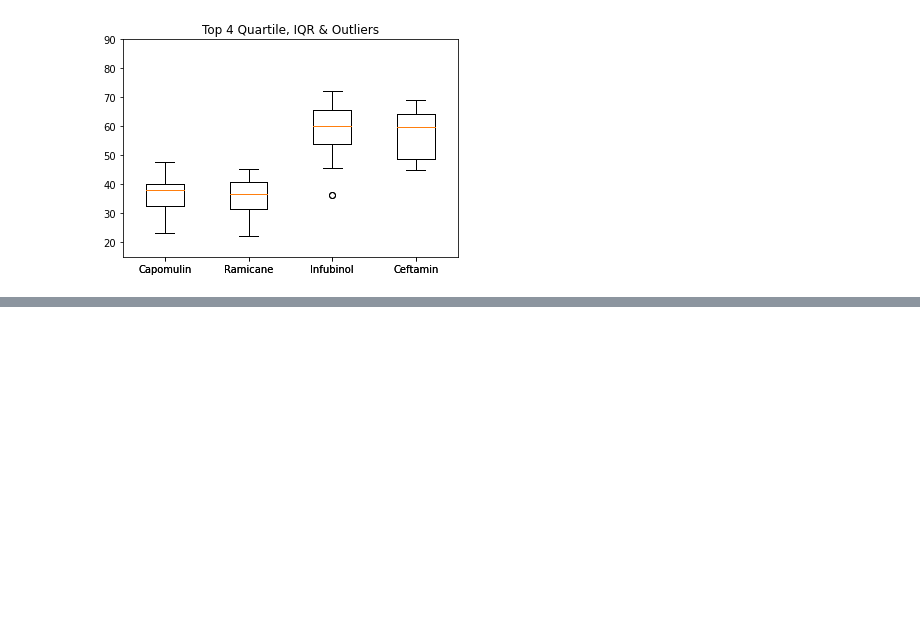
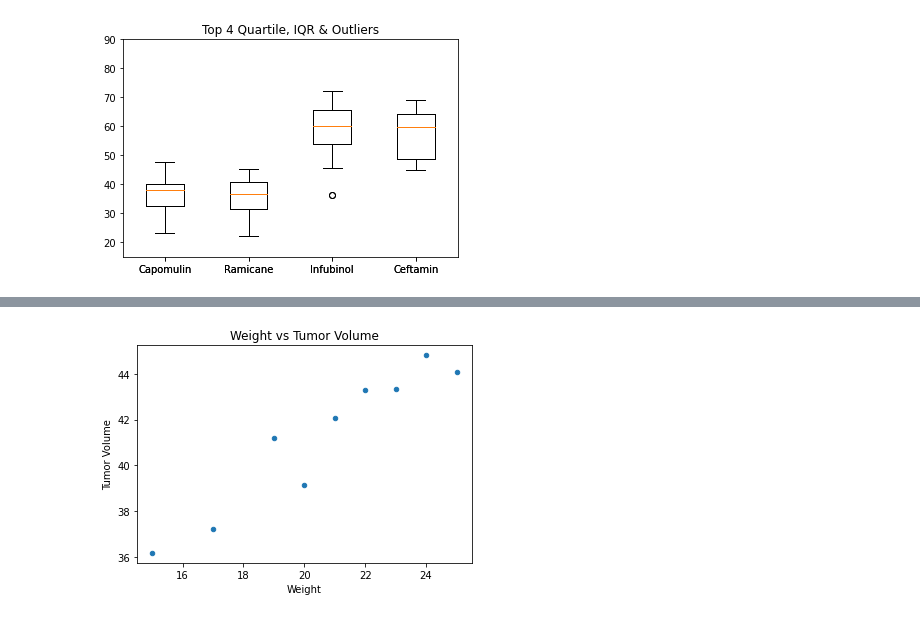
Before and after one commit to sambarton10/matplotlib-challenge, a Jupyter notebook: pharma_study.ipynb, the cells around one changed output, grey strips where cells are left out. Saved outputs shown, nothing was run; the diff lists cells and outputs as text; code cells hidden in the pictures; blank space fills up the shorter version.

```diff
--- a/pharma_study.ipynb
+++ b/pharma_study.ipynb
@@ -202,0 +218,19 @@ timeVsTumorData = timeVsTumor[["Mouse ID", "Timepoint", "Tumor Volume (mm3)"]]
+# %%
+weightVsTumor = mouse_data_complete[mouse_data_complete["Drug Regimen"].isin(["Capomulin"])]
+
+weightVsTumorData = weightVsTumor[["Mouse ID", "Weight (g)", "Tumor Volume (mm3)"]]
+
+scatterPlotDataFrame = weightVsTumorData.reset_index()
+
+capomulinGroupWeight = scatterPlotDataFrame.groupby("Weight (g)")["Tumor Volume (mm3)"].mean()
+
+linePlotFinal2 = pd.DataFrame(capomulinGroupWeight).reset_index()
+
+linePlotFinal2.plot(kind='scatter',x="Weight (g)", y="Tumor Volume (mm3)")
+
+plt.xlabel("Weight")
+plt.ylabel("Tumor Volume")
+plt.title("Weight vs Tumor Volume")
+plt.show()
+# %% [output]
+[figure, added]
```
Also changed, not shown: parts of 6 cells of this notebook.
